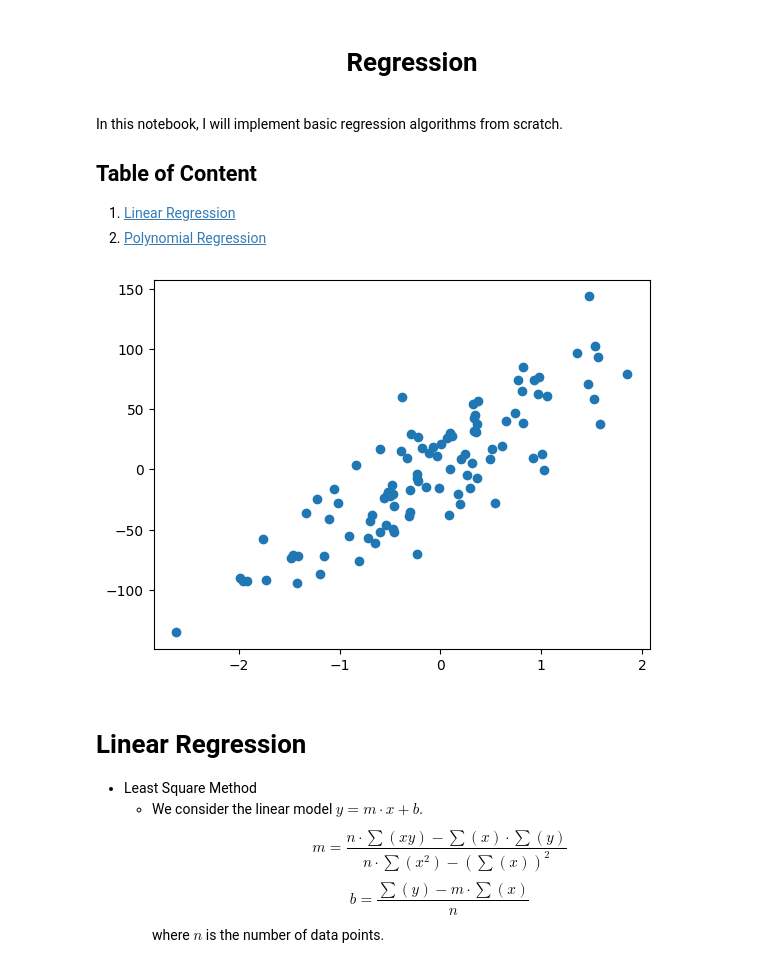
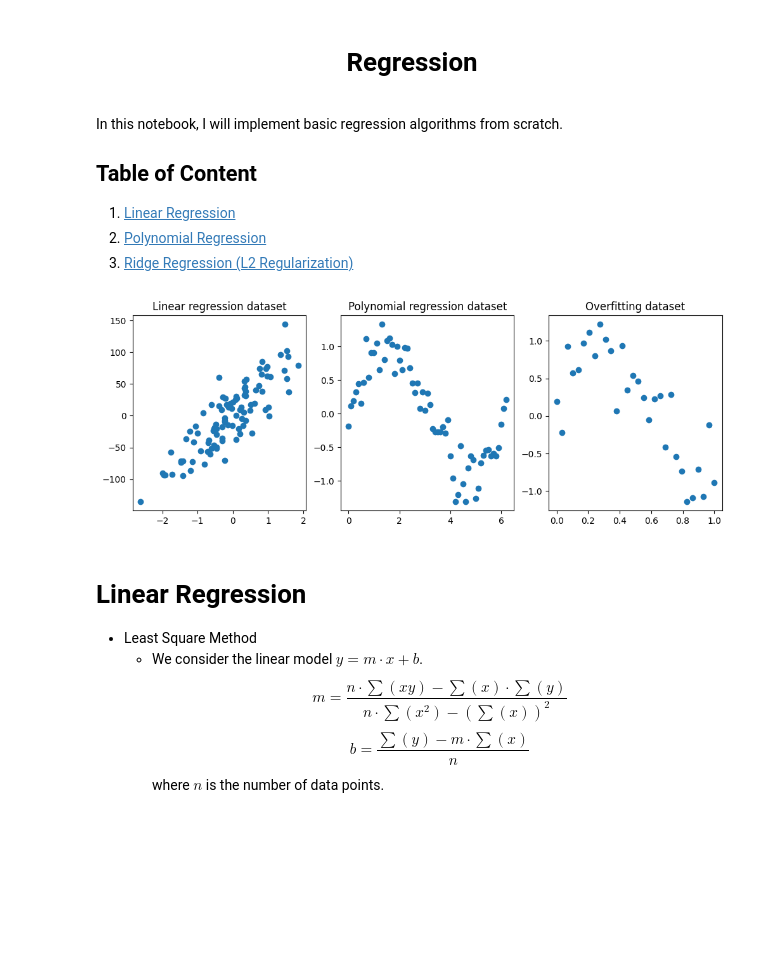
Before and after one commit to robertpaulp/ML-from-scratch, a Jupyter notebook: supervised_learning/regression.ipynb, the cells around one changed output. Drawn from its saved outputs; the diff is of its cells as text; code cells hidden in the pictures; blank space fills up the shorter version.

```diff
--- a/supervised_learning/regression.ipynb
+++ b/supervised_learning/regression.ipynb
@@ -6,20 +6,42 @@
 In this notebook, I will implement basic regression algorithms from scratch.
 
 ## Table of Content
-1. [Linear Regression](#linear)
-2. [Polynomial Regression](#polynomial)
+1. [Linear Regression](#linear-regression)
+2. [Polynomial Regression](#polynomial-regression)
+3. [Ridge Regression (L2 Regularization)](#ridge-regression-(l2-regularization))
 # %%
 import numpy as np
 import matplotlib.pyplot as plt
 from sklearn import datasets
-# %%
-# Generate a dataset
-X, y = datasets.make_regression(n_samples=100, n_features=1, noise=30, random_state=42)
-
-plt.scatter(X, y)
-plt.show()
-# %% [output]
-[figure, removed]
+# %%
+# Generate datasets
+X, y = datasets.make_regression(n_samples=100, n_features=1, noise=30, random_state=42)
+
+noise = 0.2
+X_poly = np.arange(0, 2*np.pi, 0.1).reshape(-1, 1)
+y_poly = np.sin(X_poly) + np.random.normal(0, noise, X_poly.shape)
+
+noise = 0.3
+X_overfit = np.linspace(0, 1, 30).reshape(-1, 1)
+y_overfit = np.array([np.sin(5 * x) for x in X_overfit]).reshape(-1, 1) + np.random.normal(0, noise, (30, 1))
+
+
+# Plot datasets
+fig, (ax1, ax2, ax3) = plt.subplots(1, 3, figsize=(12, 4))
+
+ax1.scatter(X, y)
+ax1.set_title('Linear regression dataset')
+
+ax2.scatter(X_poly, y_poly)
+ax2.set_title('Polynomial regression dataset')
+
+ax3.scatter(X_overfit, y_overfit)
+ax3.set_title('Overfitting dataset')
+
+plt.show()
+plt.close()
+# %% [output]
+[figure, added]
 # %% [markdown]
 # Linear Regression
 
```
Also changed, not shown: parts of 12 cells of this notebook.
